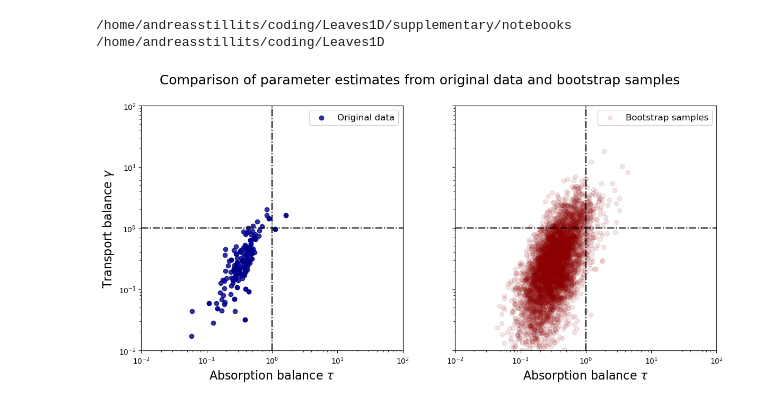
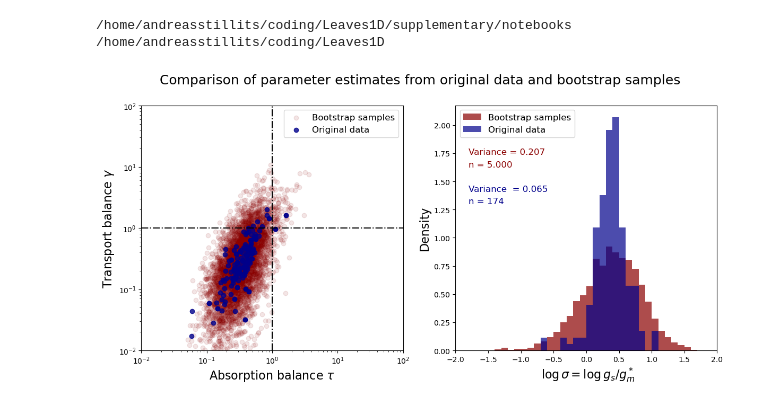
Before and after one commit to andreas-stillits/CarbonFixationModel1D, a Jupyter notebook: supplementary/notebooks/biases.ipynb, the cells around one changed output. Saved outputs shown, nothing was run; the diff lists cells and outputs as text; code cells hidden in the pictures.

Commit message:
regined bias analysis and figure

```diff
--- a/supplementary/notebooks/biases.ipynb
+++ b/supplementary/notebooks/biases.ipynb
@@ -17,51 +17,71 @@ gm = df["mesophyll_conductance*"].to_numpy()
 from python_module.interface import numpy_estimate_parameters
 
 taus, gammas = numpy_estimate_parameters(gm, gs, gias)
+log_sigmas = np.log10((gammas / (taus * np.tanh(taus))))
 
 
 
 # bootstrap sampling
 
 num_samples = 5_000
 
 # Sample from the distributions of gs, gias, and gm by randomly drawing values from the arrays with replacement
 # gs_samples = np.random.choice(gs, size=num_samples, replace=True)
 # gias_samples = np.random.choice(gias, size=num_samples, replace=True)
 # gm_samples = np.random.choice(gm, size=num_samples, replace=True)
 
 gs_samples = np.random.choice(gs, size=num_samples, replace=True)
 L_samples = np.random.choice(L, size=num_samples, replace=True)
 Dias_samples = np.random.choice(Dias, size=num_samples, replace=True)
 gias_samples = Dias_samples / L_samples
 gm_samples = np.random.choice(gm, size=num_samples, replace=True)
 
 taus_samples, gammas_samples = numpy_estimate_parameters(gm_samples, gs_samples, gias_samples)
-
-def format(ax):
-    ax.set_xscale("log")
-    ax.set_yscale("log")
-    ax.set_xlim(0.01, 100)
-    ax.set_ylim(0.01, 100)
-    ax.plot([1, 1], [0.01, 100], color="black", linestyle="-.")
-    ax.plot([0.01, 100], [1, 1], color="black", linestyle="-.")
-    ax.legend(fontsize=12)
+log_sigmas_samples = np.log10(gammas_samples / (taus_samples * np.tanh(taus_samples)))
 
 
 
-figure, (ax1, ax2) = plt.subplots(1, 2, figsize=(14, 6), sharey=True)
-# ax1.scatter(taus_samples, gammas_samples, marker="o", color="darkred", alpha=0.1, label="Bootstrap samples")
+figure, (ax1, ax2) = plt.subplots(1, 2, figsize=(14, 6))
+ax1.scatter(taus_samples, gammas_samples, marker="o", color="darkred", alpha=0.1, label="Bootstrap samples")
 ax1.scatter(taus, gammas, marker="o", color="darkblue", alpha=0.8, label="Original data")
 ax1.set_xlabel(r"Absorption balance $\tau$", fontsize=16)
 ax1.set_ylabel(r"Transport balance $\gamma$", fontsize=16)
-format(ax1)
+ax1.set_xscale("log")
+ax1.set_yscale("log")
+ax1.set_xlim(0.01, 100)
+ax1.set_ylim(0.01, 100)
+ax1.plot([1, 1], [0.01, 100], color="black", linestyle="-.")
+ax1.plot([0.01, 100], [1, 1], color="black", linestyle="-.")
+ax1.legend(fontsize=12)
 
-ax2.scatter(taus_samples, gammas_samples, marker="o", color="darkred", alpha=0.1, label="Bootstrap samples")
-ax2.set_xlabel(r"Absorption balance $\tau$", fontsize=16)
-format(ax2)
+
+xmin, xmax = -2, 2
+n_bins = 4*10  # number of bins
+
+# log-spaced bin edges
+bins = np.linspace(xmin, xmax, n_bins+1)
+
+ax2.hist(log_sigmas_samples, bins=bins, alpha=0.7, label="Bootstrap samples",
+         color="darkred", density=True)
+ax2.hist(log_sigmas,         bins=bins, alpha=0.7, label="Original data",
+         color="darkblue", density=True)
+
+ax2.set_xlim(xmin, xmax)
+ax2.set_xlabel(r" $\log \sigma = \log g_s/g_m^*$", fontsize=16)
+ax2.set_ylabel("Density", fontsize=16)
+# annotate variances of the two distributions
+var_original = np.var(log_sigmas)
+var_bootstrap = np.var(log_sigmas_samples)
+ax2.text(-1.8, 0.80 * ax2.get_ylim()[1], f"Variance = {var_bootstrap:.3f}", color="darkred", fontsize=12)
+ax2.text(-1.8, 0.75 * ax2.get_ylim()[1], "n = 5000", color="darkred", fontsize=12)
+ax2.text(-1.8, 0.65 * ax2.get_ylim()[1], f"Variance  = {var_original:.3f}", color="darkblue", fontsize=12)
+ax2.text(-1.8, 0.60 * ax2.get_ylim()[1], f"n = {len(log_sigmas)}", color="darkblue", fontsize=12)
+ax2.legend(fontsize=12)
 
 plt.suptitle("Comparison of parameter estimates from original data and bootstrap samples", fontsize=18)
+plt.savefig("supplementary/figures/bias_bootstrap.jpg", dpi=900)
 plt.show()
 # %% [output]
 /home/andreasstillits/coding/Leaves1D/supplementary/notebooks
 /home/andreasstillits/coding/Leaves1D
-[figure, old version]
+[figure, new version]
```
Also changed, not shown: parts of 2 cells of this notebook, 2 other files.
